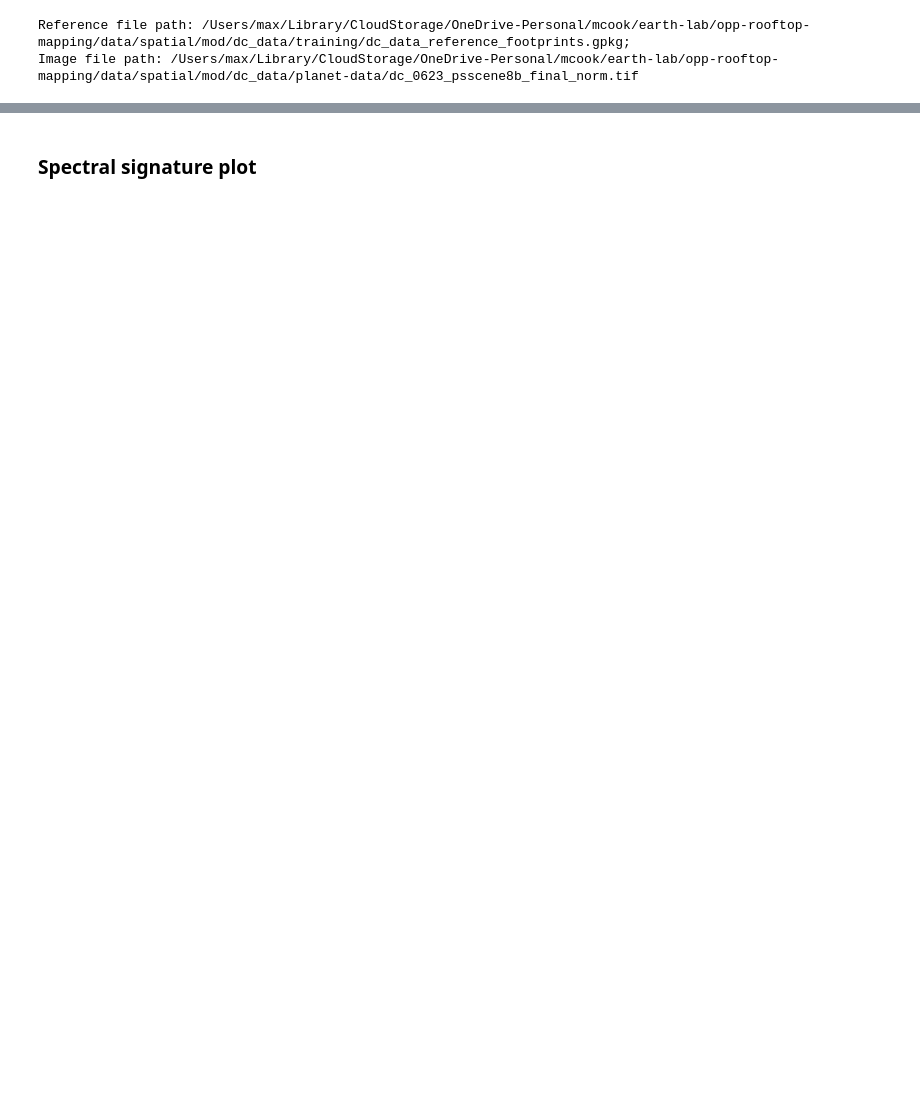
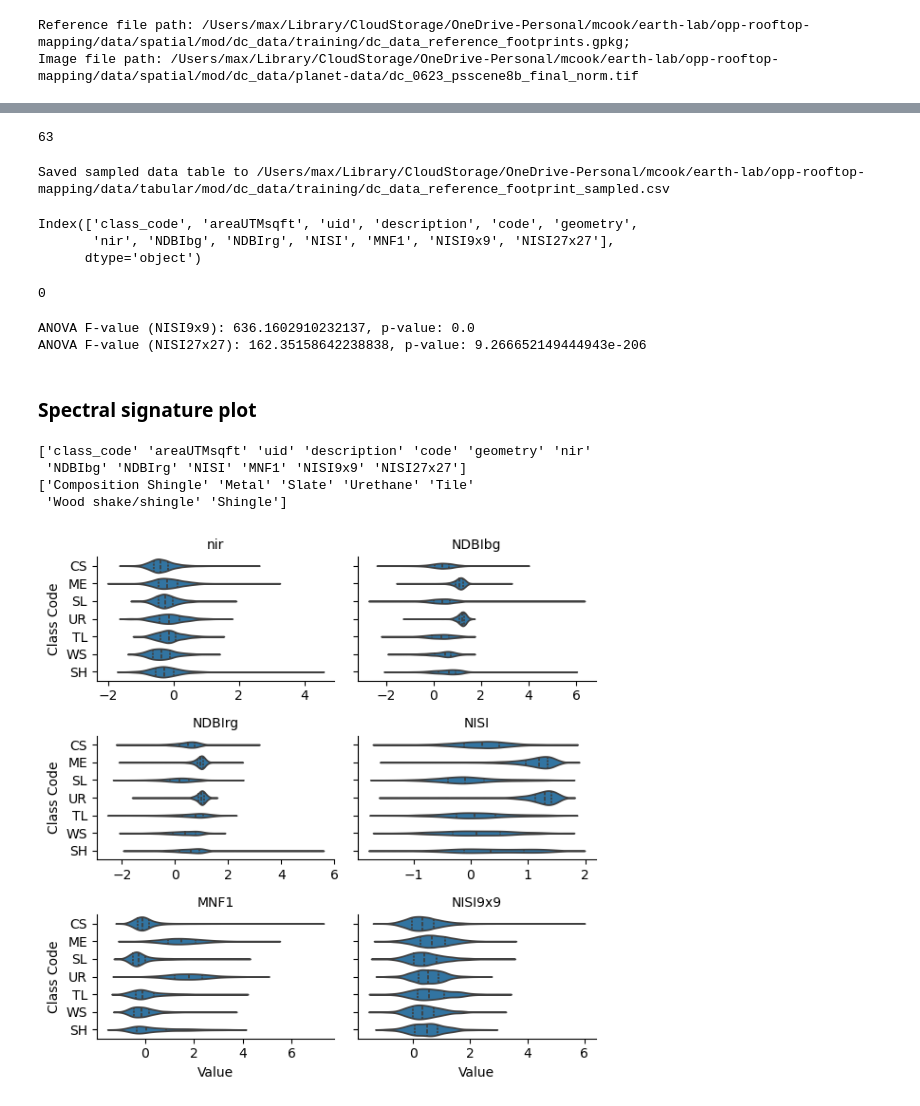
Before and after one commit to maxwellCcook/rooftop-mapping, a Jupyter notebook: code/02sample_image.ipynb, the cells around one changed output, grey strips where cells are left out. Cells and saved outputs as stored; diff of their text form; code cells hidden in the pictures; blank space fills up the shorter version.

Commit message:
Refactoring __functions.py and updates to 02sample_image.ipynb

```diff
--- a/code/02sample_image.ipynb
+++ b/code/02sample_image.ipynb
@@ -41,9 +61,9 @@ Image file path: /Users/max/Library/CloudStorage/OneDrive-Personal/mcook/earth-l
 t0 = time.time()
 
 # Create the band stats class
-band_stats_obj = BandStatistics(ref_fp, stack_fp)
+band_stats_obj = BandStatistics(ref_fp, stack_fp, unique_id='uid')
 # Run parallel band statistics computation
-result = band_stats_obj.parallel_compute_stats(stat='mean')
+sampled = band_stats_obj.parallel_compute_stats(stat='mean')
 
 t1 = (time.time() - t0) / 60
 print(f"Total elapsed time: {t1:.2f} minutes.")
@@ -62,0 +91,4 @@ print(all_vals.columns.values.tolist())
+# %%
+gc.collect() # garbage cleanup
+# %% [output]
+63
@@ -63,5 +97,7 @@ print(all_vals.columns.values.tolist())
 # %%
-# Write to a gpkg and csv
-all_vals = all_vals.to_crs(proj)
-all_vals.to_file(join(maindir,'data/spatial/mod/dc_data/training/dc_data_reference_centroid_sampled.gpkg'))
-all_vals.drop('geometry',axis=1).to_csv(join(maindir,'data/tabular/mod/dc_data/training/dc_data_reference_centroid_sampled.csv'))
+# Write a csv with sampled data
+out_fp = join(maindir,'data/tabular/mod/dc_data/training/dc_data_reference_footprint_sampled.csv')
+sampled.to_csv(out_fp)
+print(f'Saved sampled data table to {out_fp}')
+# %% [output]
+Saved sampled data table to /Users/max/Library/CloudStorage/OneDrive-Personal/mcook/earth-lab/opp-rooftop-mapping/data/tabular/mod/dc_data/training/dc_data_reference_footprint_sampled.csv
@@ -67,0 +106,13 @@ all_vals.drop('geometry',axis=1).to_csv(join(maindir,'data/tabular/mod/dc_data/t
+# %%
+ref = gpd.read_file(ref_fp)
+sampled_gdf = pd.merge(ref, sampled, on='uid', how='left')
+print(sampled_gdf.columns)
+# %% [output]
+Index(['class_code', 'areaUTMsqft', 'uid', 'description', 'code', 'geometry',
+       'nir', 'NDBIbg', 'NDBIrg', 'NISI', 'MNF1', 'NISI9x9', 'NISI27x27'],
+      dtype='object')
+# %%
+del ref
+gc.collect()
+# %% [output]
+0
@@ -69,34 +122,49 @@ all_vals.drop('geometry',axis=1).to_csv(join(maindir,'data/tabular/mod/dc_data/t
 import scipy.stats as stats
 
 # Assuming df is your DataFrame with columns 'class' and 'reflectance_band1'
-classes = all_vals['class_code'].unique()
+classes = sampled_gdf['class_code'].unique()
 
 # Perform one-way ANOVA
-f_value, p_value = stats.f_oneway(*(all_vals[all_vals['class_code'] == cls]['NISI9x9'] for cls in classes))
-f_value_, p_value_ = stats.f_oneway(*(all_vals[all_vals['class_code'] == cls]['NISI27x27'] for cls in classes))
+f_value, p_value = stats.f_oneway(*(sampled_gdf[sampled_gdf['class_code'] == cls]['NISI9x9'] for cls in classes))
+f_value_, p_value_ = stats.f_oneway(*(sampled_gdf[sampled_gdf['class_code'] == cls]['NISI27x27'] for cls in classes))
 
 print(f'ANOVA F-value (NISI9x9): {f_value}, p-value: {p_value}\nANOVA F-value (NISI27x27): {f_value_}, p-value: {p_value_}')
+# %% [output]
+ANOVA F-value (NISI9x9): 636.1602910232137, p-value: 0.0
+ANOVA F-value (NISI27x27): 162.35158642238838, p-value: 9.266652149444943e-206
 # %% [markdown]
 ### Spectral signature plot
 # %%
 # Plot the distribution of abundances per material type by class
-print(all_vals.columns.values)
-print(all_vals['description'].unique())
+print(sampled_gdf.columns.values)
+print(sampled_gdf['description'].unique())
 
-new_cols = ['nir', 'NDBIbg', 'NDBIrg', 'NISI', 'MNF1', 'NISI9x9', 'NISI27x27']
+new_cols = ['nir', 'NDBIbg', 'NDBIrg', 'NISI', 'MNF1', 'NISI9x9'] # removing the 27x27 texture
 
 # Melt the DataFrame to long format
-all_vals_m = all_vals.melt(
+sampled_gdf_m = sampled_gdf.melt(
     id_vars=['class_code'],
     value_vars=new_cols,
     var_name='Band',
     value_name='Value')
+
 # Create a facet plot
-g = sns.catplot(data=all_vals_m, x='Value', y='class_code', col='Band',
+g = sns.catplot(data=sampled_gdf_m, x='Value', y='class_code', col='Band',
                 kind='violin', sharey=True, sharex=False, inner='quartile',
                 col_wrap=2, height=2, aspect=1.5)
+
 # Adjusting the titles and axis labels (if needed)
 g.set_titles("{col_name}")
 g.set_axis_labels("Value", "Class Code")
+
+# Save the plot
+
+
 # Display the plot
 plt.show()
+# %% [output]
+['class_code' 'areaUTMsqft' 'uid' 'description' 'code' 'geometry' 'nir'
+ 'NDBIbg' 'NDBIrg' 'NISI' 'MNF1' 'NISI9x9' 'NISI27x27']
+['Composition Shingle' 'Metal' 'Slate' 'Urethane' 'Tile'
+ 'Wood shake/shingle' 'Shingle']
+[figure, added]
```
Also changed, not shown: parts of 8 cells of this notebook, 2 other files.
